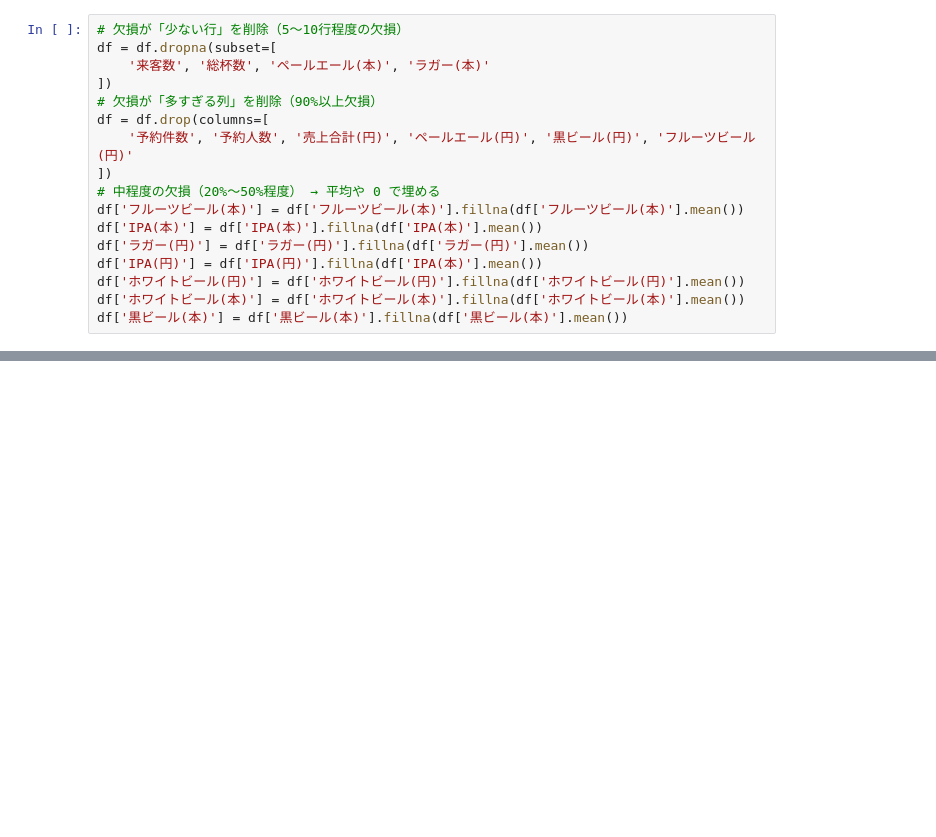
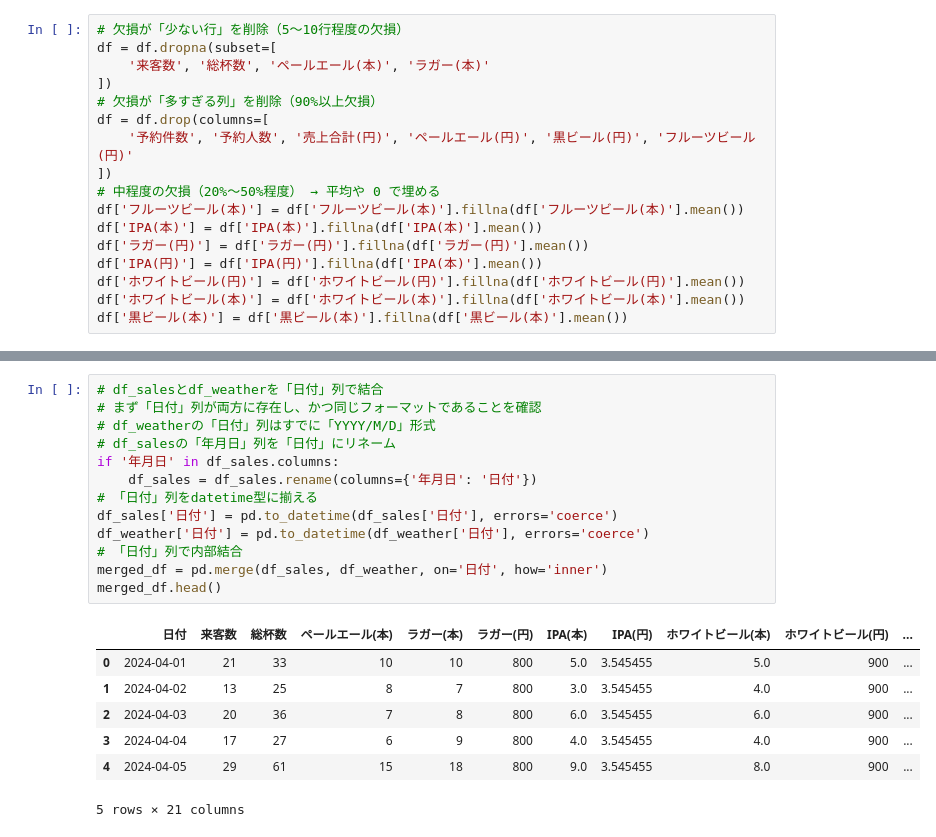
Before and after one commit to AICloud-TeamE/Python-AI, a Jupyter notebook: data_pipeline.ipynb, the cells around one changed output, grey strips where cells are left out. Drawn from its saved outputs; the diff is of its cells as text; blank space fills up the shorter version.

```diff
--- a/data_pipeline.ipynb
+++ b/data_pipeline.ipynb
@@ -149,0 +106,21 @@ df.to_json("sales_data.json")
+# %%
+# df_salesとdf_weatherを「日付」列で結合
+# まず「日付」列が両方に存在し、かつ同じフォーマットであることを確認
+# df_weatherの「日付」列はすでに「YYYY/M/D」形式
+# df_salesの「年月日」列を「日付」にリネーム
+if '年月日' in df_sales.columns:
+    df_sales = df_sales.rename(columns={'年月日': '日付'})
+# 「日付」列をdatetime型に揃える
+df_sales['日付'] = pd.to_datetime(df_sales['日付'], errors='coerce')
+df_weather['日付'] = pd.to_datetime(df_weather['日付'], errors='coerce')
+# 「日付」列で内部結合
+merged_df = pd.merge(df_sales, df_weather, on='日付', how='inner')
+merged_df.head()
+# %% [output]
+|  | 日付 | 来客数 | 総杯数 | ペールエール(本) | ラガー(本) | ラガー(円) | IPA(本) | IPA(円) | ホワイトビール(本) | ホワイトビール(円) | ... |
+| 0 | 2024-04-01 | 21 | 33 | 10 | 10 | 800 | 5.0 | 3.545455 | 5.0 | 900 | ... |
+| 1 | 2024-04-02 | 13 | 25 | 8 | 7 | 800 | 3.0 | 3.545455 | 4.0 | 900 | ... |
+| 2 | 2024-04-03 | 20 | 36 | 7 | 8 | 800 | 6.0 | 3.545455 | 6.0 | 900 | ... |
+| 3 | 2024-04-04 | 17 | 27 | 6 | 9 | 800 | 4.0 | 3.545455 | 4.0 | 900 | ... |
+| 4 | 2024-04-05 | 29 | 61 | 15 | 18 | 800 | 9.0 | 3.545455 | 8.0 | 900 | ... |
+5 rows × 21 columns
```
Also changed, not shown: parts of 14 cells of this notebook, 6 other files.
